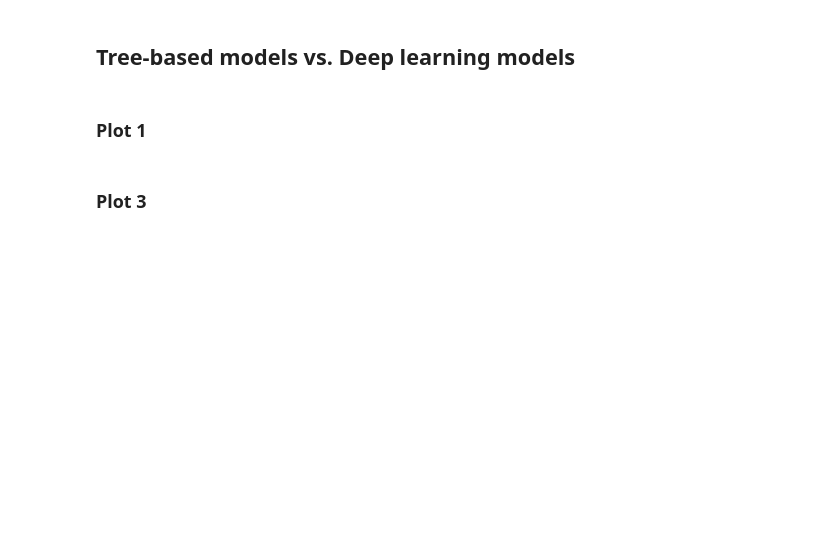
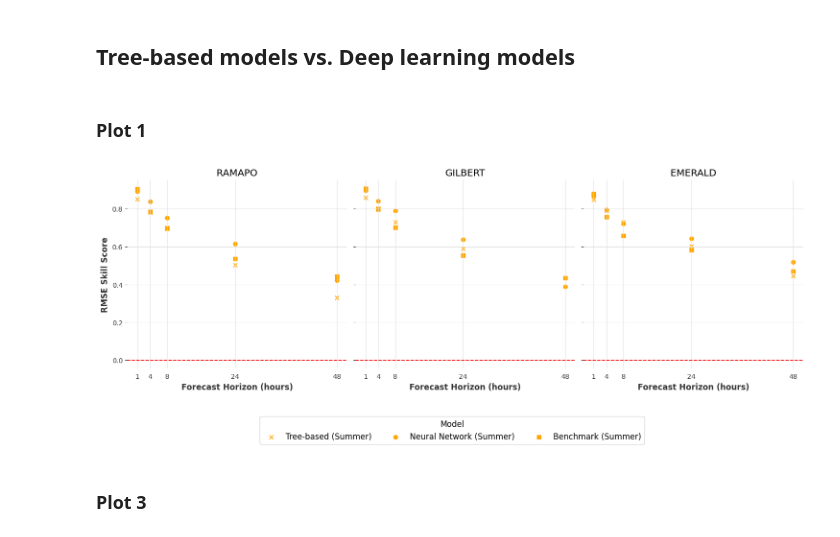
Before and after one commit to NikolausHouben/City-Scale-Electricity-Use-Prediction, a Jupyter notebook: bin/synthesis.ipynb, the cells around one changed output. Cells and saved outputs as stored; diff of their text form; code cells hidden in the pictures; blank space fills up the shorter version.

```diff
--- a/bin/synthesis.ipynb
+++ b/bin/synthesis.ipynb
@@ -437,7 +462,7 @@ plt.show()
 # %%
 # Set these:
 
-spatial_scale = 'village'
+spatial_scale = 'RAMAPO'
 metric_of_interest = 'rmse_skill_score'
 
 dfs_sorted_plot = dfs_sorted.copy()
@@ -478,34 +503,36 @@ for i, ax in enumerate(axs):
             scatter = ax.scatter(x, y, c=color, marker=shape, label=label)
             if label not in legend_labels:
                 legend_handles.append(scatter)
                 legend_labels.append(label)
 
     # Set the x ticks and labels
     ax.set_xticks([1, 4, 8, 24, 48])
     ax.set_xlabel('Forecast Horizon (hours)')
 
     # Set the y label
     if i == 0:
         ax.set_ylabel(f'{metric_dict[metric_of_interest]}')
 
     # Set the title for each subplot
-    ax.set_title(f'{name.split("in")[-1].replace("_", " ")}')
+    ax.set_title(f'{name.split("_")[1].split(".")[0]}')
 
     # Add grid for each subplot
     ax.grid(True)
 
     # Add a horizontal red dashed line at y = 0
     if metric_of_interest == 'rmse_skill_score':
         ax.axhline(y=0, color='red', linestyle='--')
 
 # Create a single legend for all subplots
 fig.legend(handles=legend_handles, labels=legend_labels, title='Model', loc='lower center', bbox_to_anchor=(0.5, -0.2), ncol=5, frameon=True)
 
 # Adjust the spacing between subplots
 fig.tight_layout()
 
 # Show the plot
 plt.show()
+# %% [output]
+[figure, added]
 # %% [markdown]
 ### Plot 3
 # %%
```
Also changed, not shown: parts of 22 cells of this notebook.
